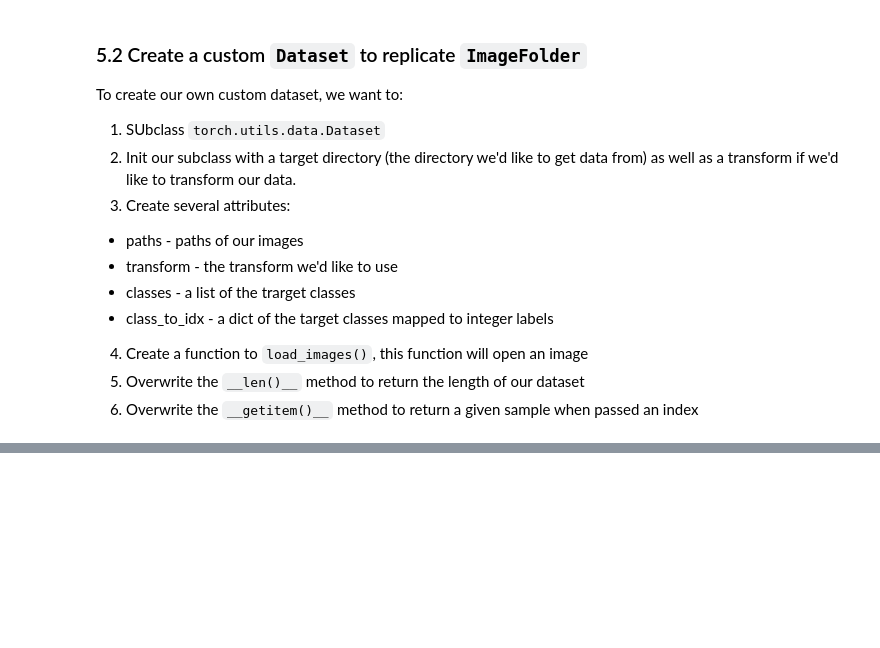
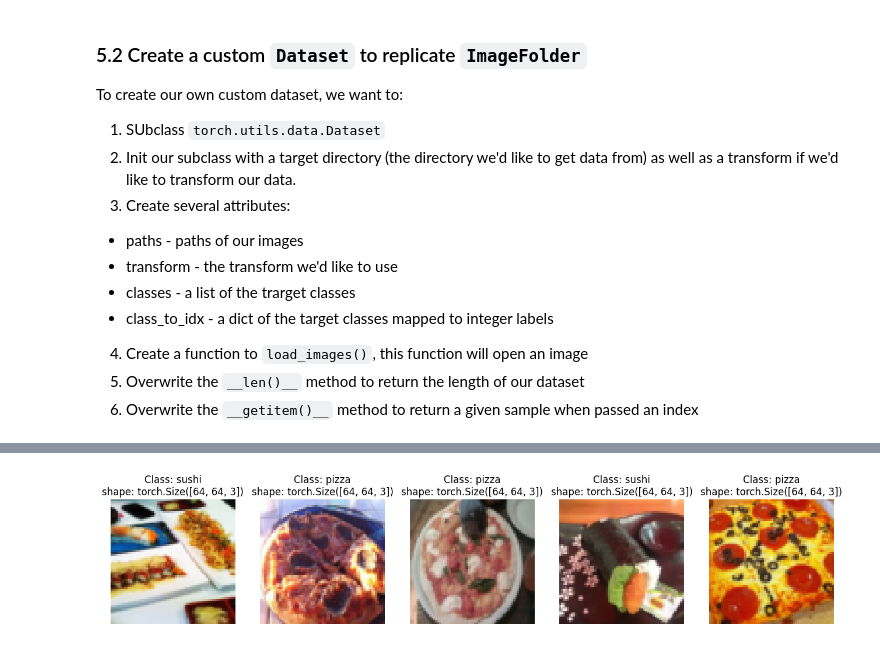
Before and after one commit to nabinyd/60-Days-of-learning, a Jupyter notebook: DLPT_05.ipynb, the cells around one changed output, grey strips where cells are left out. Cells and saved outputs as stored; diff of their text form; code cells hidden in the pictures; blank space fills up the shorter version.

```diff
--- a/DLPT_05.ipynb
+++ b/DLPT_05.ipynb
@@ -534,0 +635,8 @@ class ImageFolderCustom(Dataset):
+# %%
+# Display random images from the ImageFolder created dataset
+display_random_images(train_data,
+                      n=5,
+                      classes=class_names,
+                      seed=42)
+# %% [output]
+[figure, added]
```
Also changed, not shown: parts of 26 cells of this notebook.
